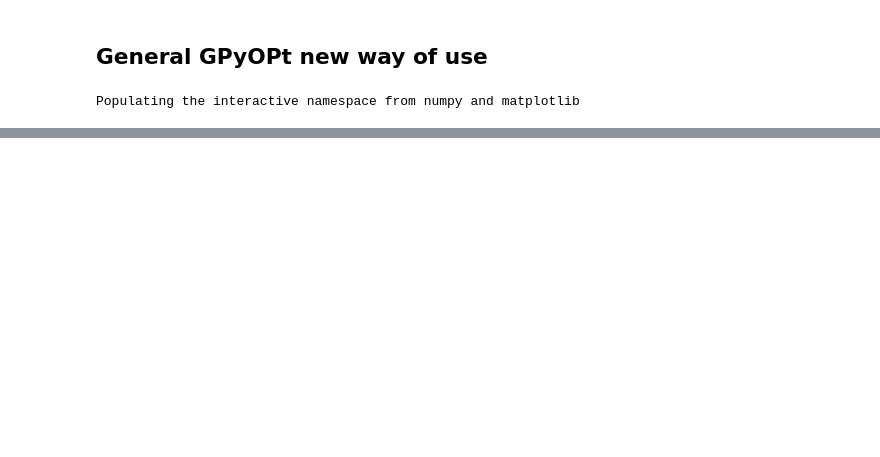
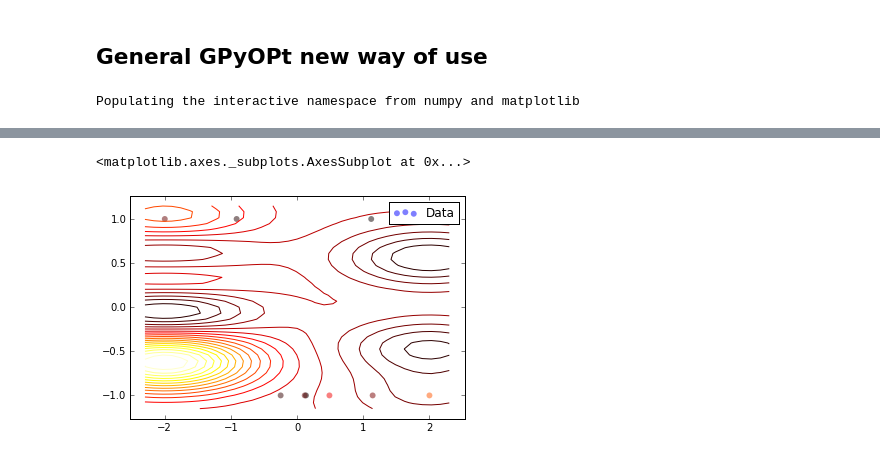
Before and after one commit to SheffieldML/GPyOpt, a Jupyter notebook: manual/general GPyOPt use.ipynb, the cells around one changed output, grey strips where cells are left out. Cells and saved outputs as stored; diff of their text form; code cells hidden in the pictures; blank space fills up the shorter version.

```diff
--- a/manual/general GPyOPt use.ipynb
+++ b/manual/general GPyOPt use.ipynb
@@ -34,0 +33,5 @@ ValueError: all the input array dimensions except for the concatenation axis mus
+# %%
+bo.cost.cost_model.model.plot()
+# %% [output]
+<matplotlib.axes._subplots.AxesSubplot at 0x...>
+[figure, added]
```
Also changed, not shown: parts of 6 cells of this notebook, 11 other files.
